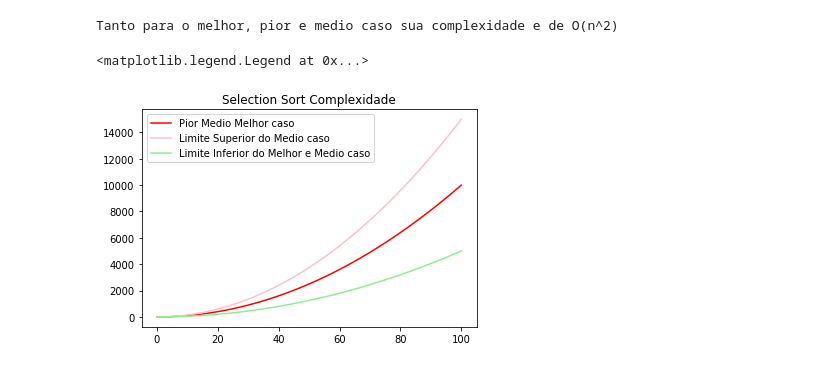
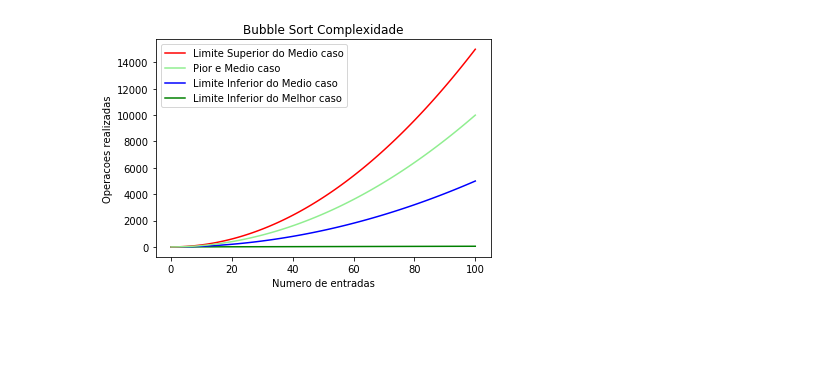
Before and after one commit to Guihgo/SortMethodsAlgorithms, a Jupyter notebook: output_python3.ipynb, the cells around one changed output. Cells and saved outputs as stored; diff of their text form; code cells hidden in the pictures; blank space fills up the shorter version.

```diff
--- a/output_python3.ipynb
+++ b/output_python3.ipynb
@@ -11,10 +1,22 @@ x = np.arange(0, n)
 # %%
+import matplotlib.pyplot as plt
+import matplotlib
+import numpy as np
+print('Imports OK')
+
+n = 100
+x = np.arange(0, n+1)
+x
+
+
 inf = 0.5
 sup = 1.5
 plt.title('Selection Sort Complexidade')
-print('Tanto para o melhor, pior e medio caso sua complexidade e de O(n^2)')
-PiorMedioMelhorCaso, = plt.plot(x, x**2, 'r-', label = 'Pior Medio Melhor caso')
+PiorMedioMelhorCaso, = plt.plot(x, x**2, 'r-', label = 'Pior, Medio e Melhor caso')
 limiteSupMedioCaso, = plt.plot(x, sup*x**2, 'pink', label = 'Limite Superior do Medio caso')
 limiteInfMelhorMedioCaso, = plt.plot(x, inf*x**2, 'lightgreen', label = 'Limite Inferior do Melhor e Medio caso')
 plt.legend(handles = [PiorMedioMelhorCaso, limiteSupMedioCaso, limiteInfMelhorMedioCaso])
+plt.xlabel('Numero de entradas')
+plt.ylabel('Operacoes realizadas')
+plt.savefig('/Users/joaomarcelo/Desktop/temp/SelectionSortComplexity.pdf', format = 'pdf')
 # %% [output]
@@ -24,13 +37,12 @@ Tanto para o melhor, pior e medio caso sua complexidade e de O(n^2)
 # %%
-inf = 0.5
-sup = 1.5
-plt.title('Selection Sort Complexidade')
-print('Tanto para o melhor, pior e medio caso sua complexidade e de O(n^2)')
-PiorMedioMelhorCaso, = plt.plot(x, x**2, 'r-', label = 'Pior Medio Melhor caso')
-limiteSupMedioCaso, = plt.plot(x, sup*x**2, 'pink', label = 'Limite Superior do Medio caso')
-limiteInfMelhorMedioCaso, = plt.plot(x, inf*x**2, 'lightgreen', label = 'Limite Inferior do Melhor e Medio caso')
-plt.legend(handles = [PiorMedioMelhorCaso, limiteSupMedioCaso, limiteInfMelhorMedioCaso])
+plt.title('Bubble Sort Complexidade')
+limiteInfMelhorCaso, = plt.plot(x, inf*x, 'g-', label = 'Limite Inferior do Melhor caso')
+limiteInfMedioCaso, = plt.plot(x, inf*x**2, 'b-', label = 'Limite Inferior do Medio caso')
+limiteSupMedioCaso, = plt.plot(x, sup*x**2, 'r-', label = 'Limite Superior do Medio caso')
+piorMedioCaso, = plt.plot(x, x**2, 'lightgreen', label = 'Pior e Medio caso')
+plt.legend(handles = [limiteSupMedioCaso, piorMedioCaso, limiteInfMedioCaso, limiteInfMelhorCaso])
+plt.xlabel('Numero de entradas')
+plt.ylabel('Operacoes realizadas')
+plt.savefig('/Users/joaomarcelo/Desktop/temp/BubbleSortComplexity.pdf', format = 'pdf')
 # %% [output]
-Tanto para o melhor, pior e medio caso sua complexidade e de O(n^2)
-<matplotlib.legend.Legend at 0x...>
-[figure, old version]
+[figure, new version]
```
Also changed, not shown: parts of 14 cells of this notebook, 1 other file.
